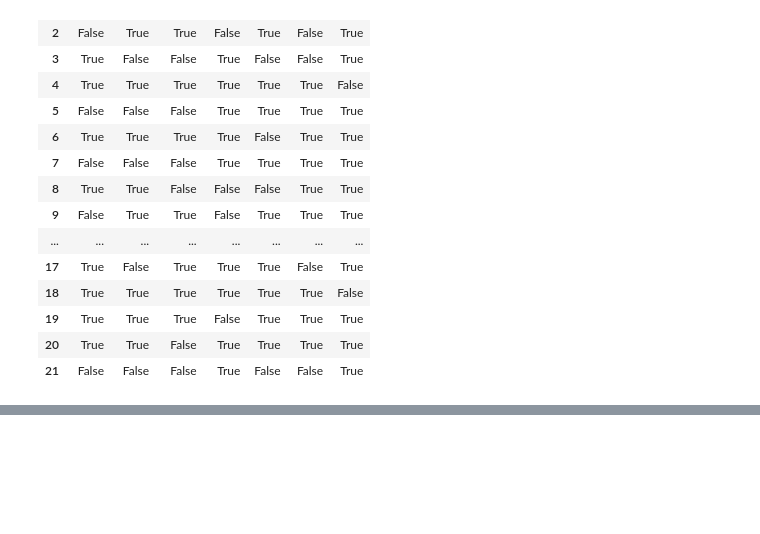
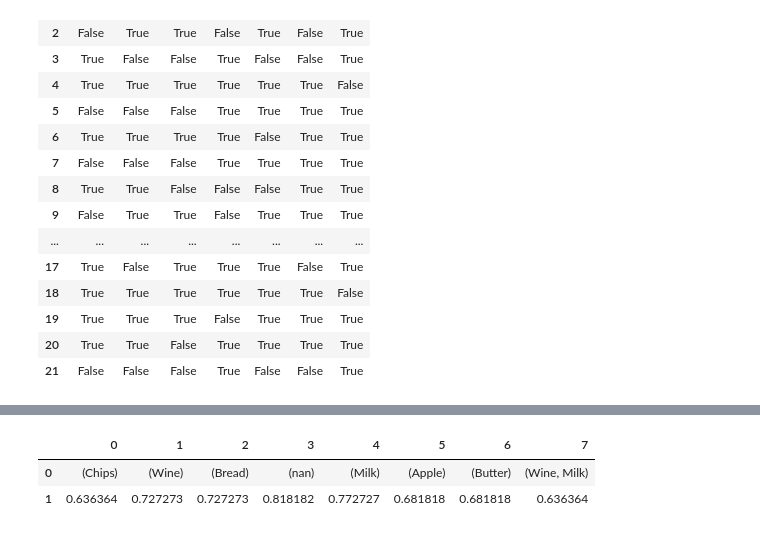
Before and after one commit to TheDan53-Forwork/Data_Mining, a Jupyter notebook: lab/Practice/Association_Pattern_Mining/BTTH_KTDL_Tuan4_21110256.ipynb, the cells around one changed output, grey strips where cells are left out. Drawn from its saved outputs; the diff is of its cells as text; code cells hidden in the pictures; blank space fills up the shorter version.

```diff
--- a/lab/Practice/Association_Pattern_Mining/BTTH_KTDL_Tuan4_21110256.ipynb
+++ b/lab/Practice/Association_Pattern_Mining/BTTH_KTDL_Tuan4_21110256.ipynb
@@ -144,14 +144,14 @@ class MyTransactionEncoder:
         """ Trả về danh sách các tên cột, tương ứng với các mặt hàng duy nhất """
         return self.column_names
 # %%
-myrecords = records.copy()
+myRecords = records.copy()
 
 encoder = MyTransactionEncoder()
-myEncodeArray = encoder.fit_transform(myrecords)
+myEncodeArray = encoder.fit_transform(myRecords)
 
-mydfl = pd.DataFrame(myEncodeArray, columns=encoder.get_feature_names())
+my_dfl = pd.DataFrame(myEncodeArray, columns=encoder.get_feature_names())
 
-display(mydfl)
+display(my_dfl)
 # %% [output]
 |  | Apple | Bread | Butter | Chips | Milk | Wine | nan |
 | 0 | True | True | True | True | True | True | False |
@@ -246,0 +235,7 @@ display(MyApriori(myrecords, min_support_ratio))
+# %%
+frequent_itemsets = MyApriori(myRecords, min_support=0.6)
+display(pd.DataFrame(frequent_itemsets))
+# %% [output]
+|  | 0 | 1 | 2 | 3 | 4 | 5 | 6 | 7 |
+| 0 | (Chips) | (Wine) | (Bread) | (nan) | (Milk) | (Apple) | (Butter) | (Wine, Milk) |
+| 1 | 0.636364 | 0.727273 | 0.727273 | 0.818182 | 0.772727 | 0.681818 | 0.681818 | 0.636364 |
```
Also changed, not shown: parts of 4 cells of this notebook, 2 other files.
